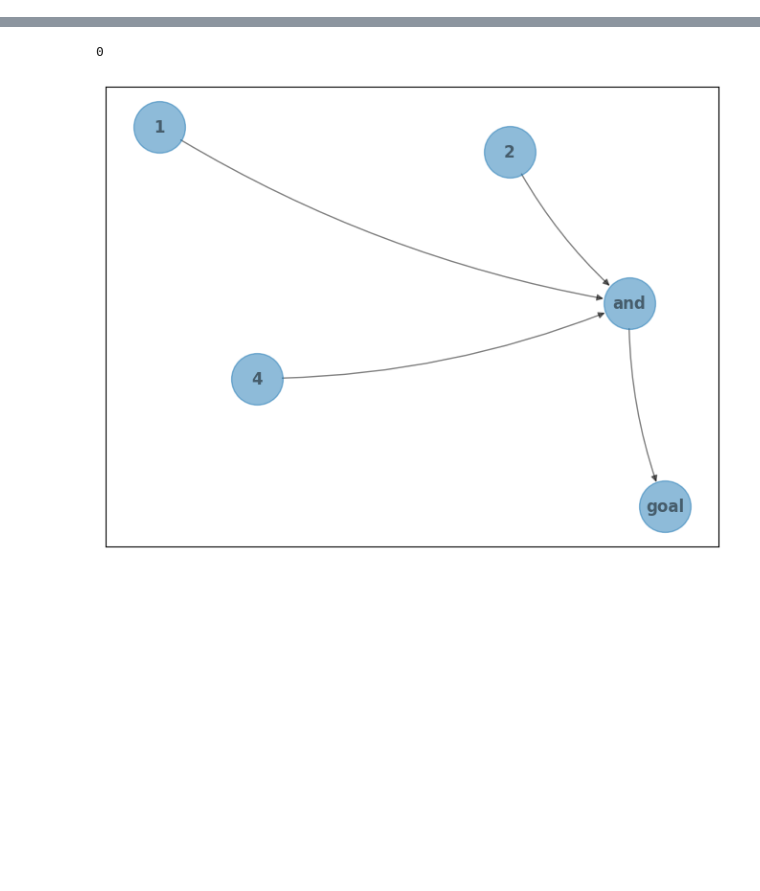
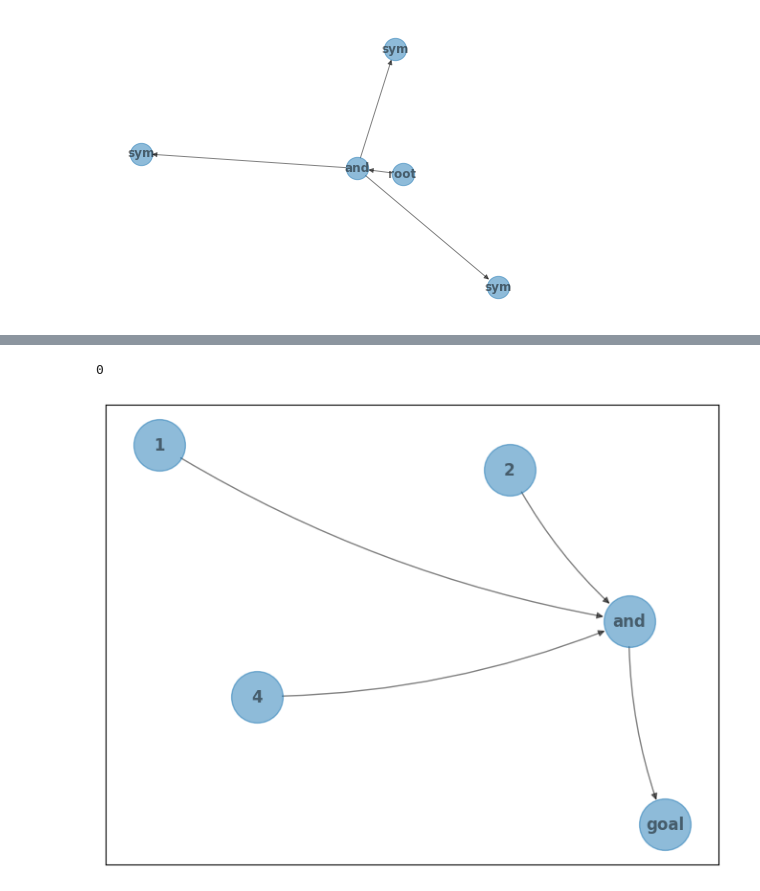
Before and after one commit to pe-hy/py-vgdl, a Jupyter notebook: custom/GraphGeneratorMolecules.ipynb, the cells around one changed output, grey strips where cells are left out. Saved outputs shown, nothing was run; the diff lists cells and outputs as text; code cells hidden in the pictures; blank space fills up the shorter version.

```diff
--- a/custom/GraphGeneratorMolecules.ipynb
+++ b/custom/GraphGeneratorMolecules.ipynb
@@ -174,0 +11,7 @@ advanced_mols = [generateMoleculePart(1000*1) for i in range(20)]
+# %%
+G = advanced_mols[3][1]
+labels = nx.get_node_attributes(G, 'type')
+nx.draw(G, labels=labels,
+        node_size=500, alpha=0.5, font_weight="bold", arrows=True)
+# %% [output]
+[figure, added]
```
Also changed, not shown: parts of 32 cells of this notebook, 3 other files.
